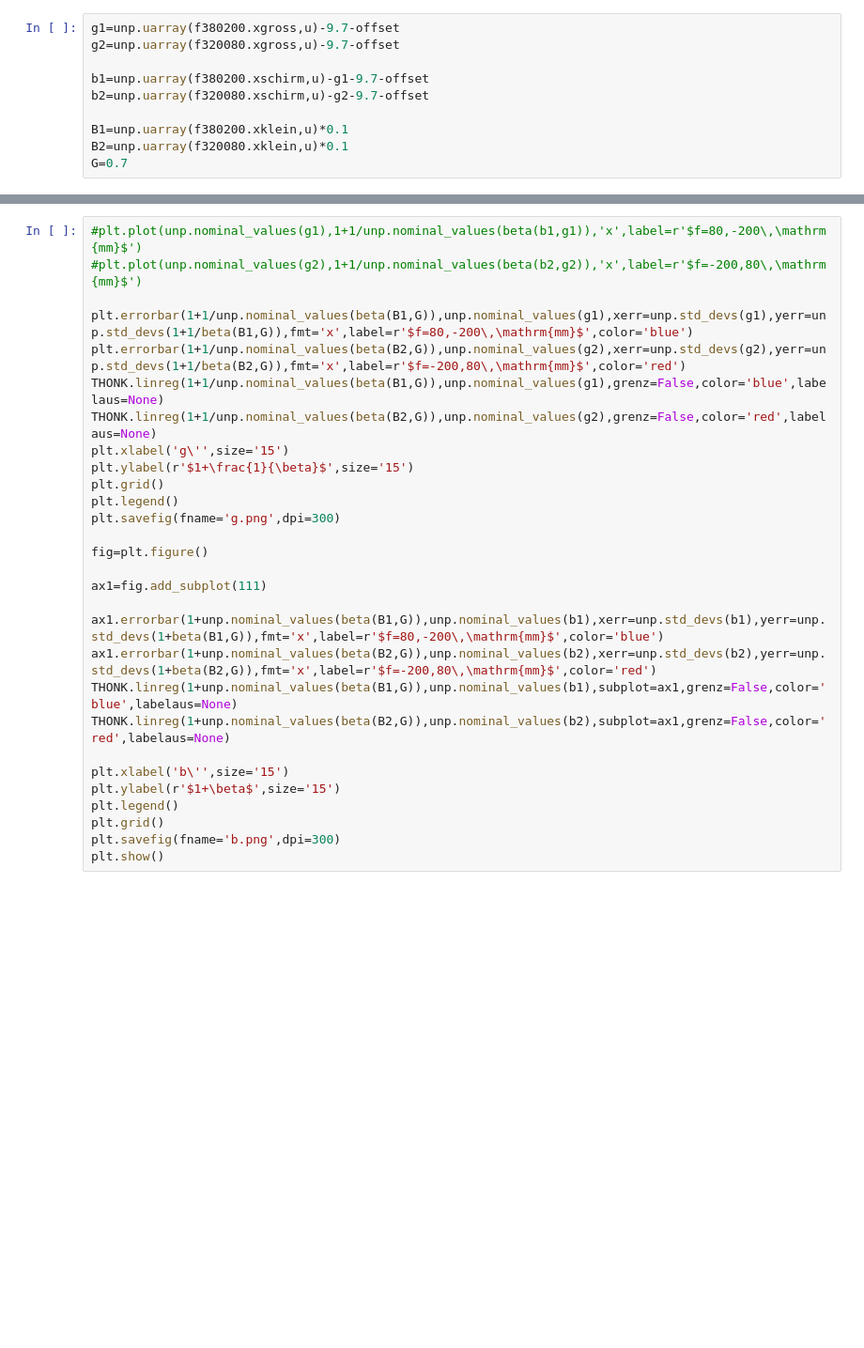
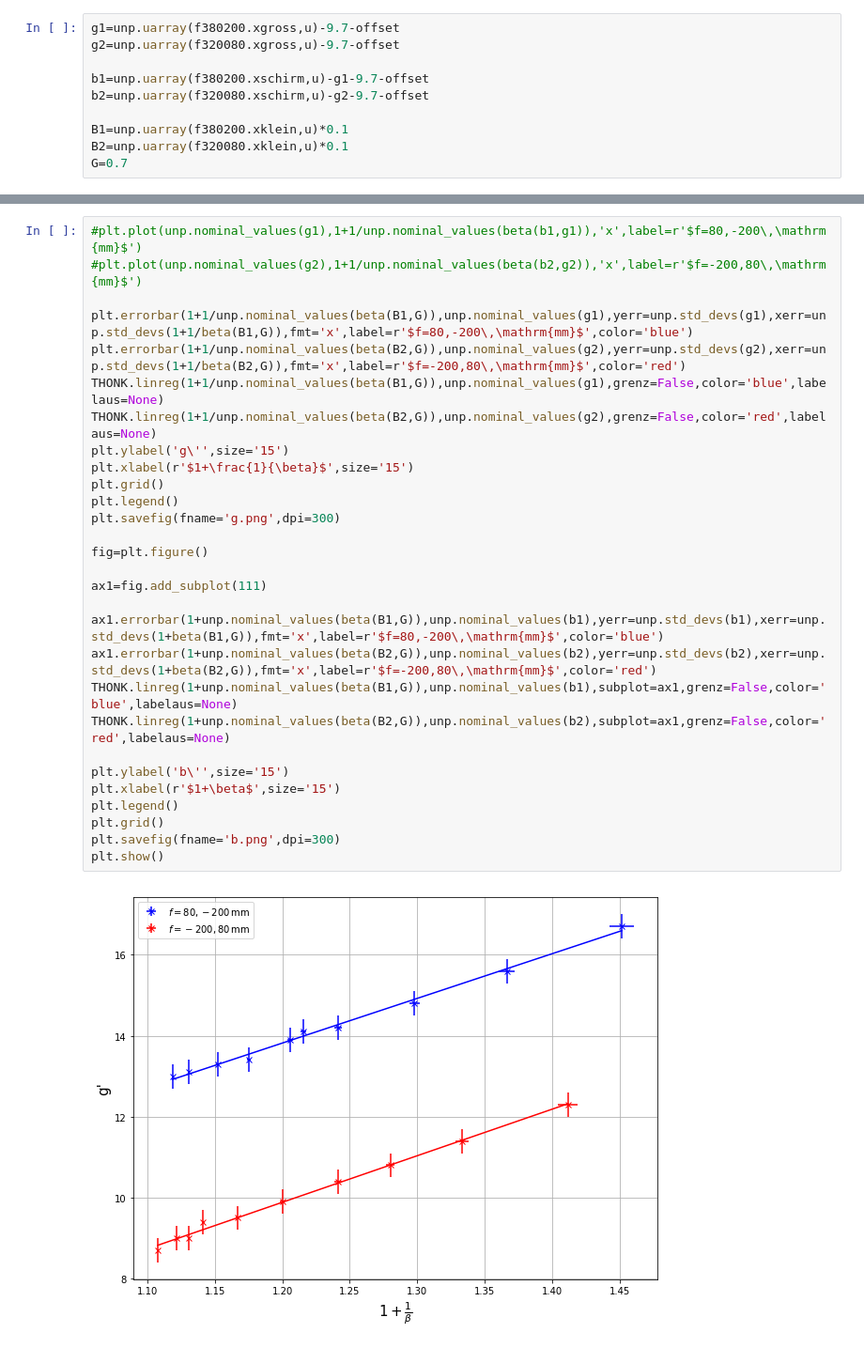
Before and after one commit to BigThonkers/APAP1, a Jupyter notebook: 10_70/Python_70.ipynb, the cells around one changed output, grey strips where cells are left out. Shown at 94% size. Saved outputs shown, nothing was run; the diff lists cells and outputs as text; blank space fills up the shorter version.

```diff
--- a/10_70/Python_70.ipynb
+++ b/10_70/Python_70.ipynb
@@ -169,29 +306,31 @@ print((1/1.57)+(1/1.95)-(2/(0.57*1.95)))
 # %%
 #plt.plot(unp.nominal_values(g1),1+1/unp.nominal_values(beta(b1,g1)),'x',label=r'$f=80,-200\,\mathrm{mm}$')
 #plt.plot(unp.nominal_values(g2),1+1/unp.nominal_values(beta(b2,g2)),'x',label=r'$f=-200,80\,\mathrm{mm}$')
 
-plt.errorbar(1+1/unp.nominal_values(beta(B1,G)),unp.nominal_values(g1),xerr=unp.std_devs(g1),yerr=unp.std_devs(1+1/beta(B1,G)),fmt='x',label=r'$f=80,-200\,\mathrm{mm}$',color='blue')
-plt.errorbar(1+1/unp.nominal_values(beta(B2,G)),unp.nominal_values(g2),xerr=unp.std_devs(g2),yerr=unp.std_devs(1+1/beta(B2,G)),fmt='x',label=r'$f=-200,80\,\mathrm{mm}$',color='red')
+plt.errorbar(1+1/unp.nominal_values(beta(B1,G)),unp.nominal_values(g1),yerr=unp.std_devs(g1),xerr=unp.std_devs(1+1/beta(B1,G)),fmt='x',label=r'$f=80,-200\,\mathrm{mm}$',color='blue')
+plt.errorbar(1+1/unp.nominal_values(beta(B2,G)),unp.nominal_values(g2),yerr=unp.std_devs(g2),xerr=unp.std_devs(1+1/beta(B2,G)),fmt='x',label=r'$f=-200,80\,\mathrm{mm}$',color='red')
 THONK.linreg(1+1/unp.nominal_values(beta(B1,G)),unp.nominal_values(g1),grenz=False,color='blue',labelaus=None)
 THONK.linreg(1+1/unp.nominal_values(beta(B2,G)),unp.nominal_values(g2),grenz=False,color='red',labelaus=None)
-plt.xlabel('g\'',size='15')
-plt.ylabel(r'$1+\frac{1}{\beta}$',size='15')
+plt.ylabel('g\'',size='15')
+plt.xlabel(r'$1+\frac{1}{\beta}$',size='15')
 plt.grid()
 plt.legend()
 plt.savefig(fname='g.png',dpi=300)
 
 fig=plt.figure()
 
 ax1=fig.add_subplot(111)
 
-ax1.errorbar(1+unp.nominal_values(beta(B1,G)),unp.nominal_values(b1),xerr=unp.std_devs(b1),yerr=unp.std_devs(1+beta(B1,G)),fmt='x',label=r'$f=80,-200\,\mathrm{mm}$',color='blue')
-ax1.errorbar(1+unp.nominal_values(beta(B2,G)),unp.nominal_values(b2),xerr=unp.std_devs(b2),yerr=unp.std_devs(1+beta(B2,G)),fmt='x',label=r'$f=-200,80\,\mathrm{mm}$',color='red')
+ax1.errorbar(1+unp.nominal_values(beta(B1,G)),unp.nominal_values(b1),yerr=unp.std_devs(b1),xerr=unp.std_devs(1+beta(B1,G)),fmt='x',label=r'$f=80,-200\,\mathrm{mm}$',color='blue')
+ax1.errorbar(1+unp.nominal_values(beta(B2,G)),unp.nominal_values(b2),yerr=unp.std_devs(b2),xerr=unp.std_devs(1+beta(B2,G)),fmt='x',label=r'$f=-200,80\,\mathrm{mm}$',color='red')
 THONK.linreg(1+unp.nominal_values(beta(B1,G)),unp.nominal_values(b1),subplot=ax1,grenz=False,color='blue',labelaus=None)
 THONK.linreg(1+unp.nominal_values(beta(B2,G)),unp.nominal_values(b2),subplot=ax1,grenz=False,color='red',labelaus=None)
 
-plt.xlabel('b\'',size='15')
-plt.ylabel(r'$1+\beta$',size='15')
+plt.ylabel('b\'',size='15')
+plt.xlabel(r'$1+\beta$',size='15')
 plt.legend()
 plt.grid()
 plt.savefig(fname='b.png',dpi=300)
 plt.show()
+# %% [output]
+[figure, added]
```
Also changed, not shown: parts of 20 cells of this notebook, 4 other files.
